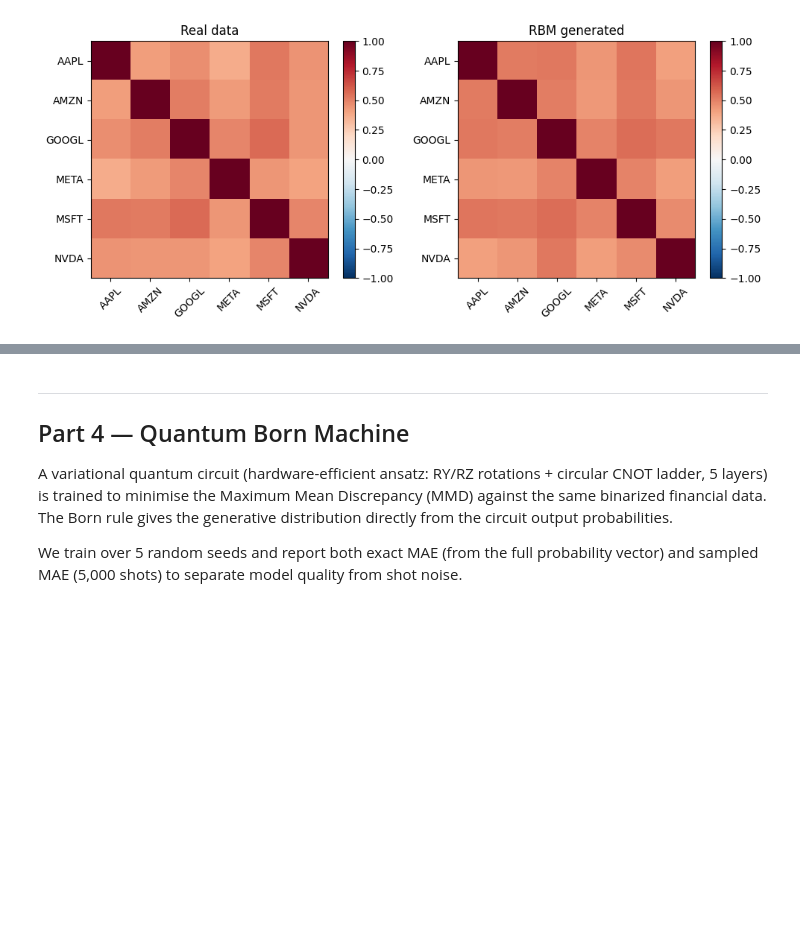
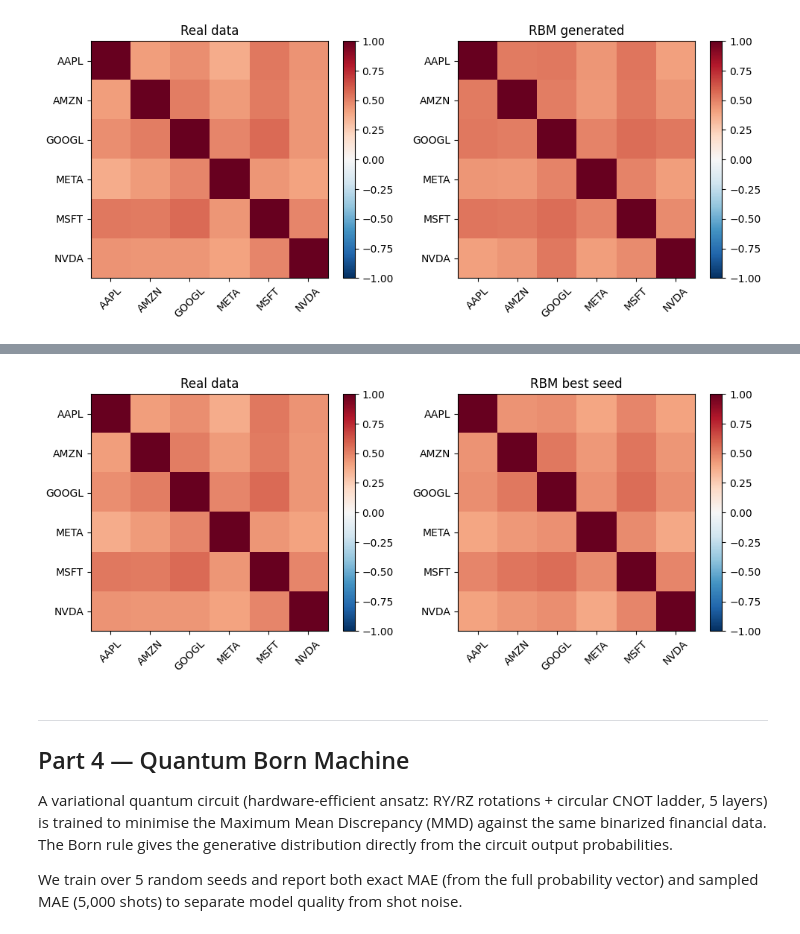
Before and after one commit to T3mofey/AI_for_physics_project, a Jupyter notebook: notebooks/RBM_Born.ipynb, the cells around one changed output, grey strips where cells are left out. Drawn from its saved outputs; the diff is of its cells as text; code cells hidden in the pictures; blank space fills up the shorter version.

Commit message:
Added seed comparison

```diff
--- a/notebooks/RBM_Born.ipynb
+++ b/notebooks/RBM_Born.ipynb
@@ -421,3 +421,33 @@ plt.show()
 # %% [output]
 Correlation MAE (RBM): 0.0335
 [figure]
+# %%
+def train_rbm_fin(data_t, seed, n_hidden=8, n_epochs=300, lr=0.001, k=1 ):
+    np.random.seed(seed)
+    torch.manual_seed(seed)
+    rbm = RBM(data_t.shape[1], n_hidden, binary=False)
+    optimizer = torch.optim.Adam(rbm.parameters(), lr=lr, weight_decay = 1e-4)
+    loader = DataLoader(TensorDataset(data_t), batch_size=64, shuffle=True)
+    for epoch in range(n_epochs):
+        for (v,) in loader:
+            optimizer.zero_grad()
+            rbm.contrastive_divergence(v, k=k)
+            optimizer.step()
+    return rbm
+n_seeds = 5
+rbm_maes, best_rbm = [], None
+for s in range(n_seeds):
+    rbm_s = train_rbm_fin(data_t, seed = s)
+    idx = torch.randint(0,len(data_t), (5000,))
+
+    with torch.no_grad():
+        v_gen, _ = rbm_s.gibbs_chain(data_t[idx], k=500)
+    gen = v_gen.numpy()
+    e = correlation_error(data_fin, gen)
+    rbm_maes.append(e)
+    print(f"seed {s} error {e:.3f}")
+    if best_rbm is None or e<best_rbm[0]:
+        best_rbm = (e, correlation_matrix(gen))
+
+print(f"After searchig for {n_seeds} seeds the best MAE of RBM: {best_rbm[0]:.3f}")
+print(f"RBM sampled correlation MAE(mean): {np.mean(rbm_maes):.3f}±{np.std(rbm_maes):.3f} with {n_seeds} and 5000 samples")
@@ -424,3 +462,17 @@ Correlation MAE (RBM): 0.0335
+# %%
+C_rbm_best = best_rbm[1]
+fig, axes = plt.subplots(1, 2, figsize=(10, 4))
+for ax, C, title in zip(axes, [C_real_fin, C_rbm_best], ['Real data', 'RBM best seed']):
+    im = ax.imshow(C, vmin=-1, vmax=1, cmap='RdBu_r')
+    ax.set(title=title, xticks=range(len(tickers)), yticks=range(len(tickers)))
+    ax.set_xticklabels(tickers, rotation=45)
+    ax.set_yticklabels(tickers)
+    plt.colorbar(im, ax=ax)
+plt.tight_layout()
+plt.savefig('../figures/correlation_comparison_best_seed.png', dpi=150)
+plt.show()
+# %% [output]
+[figure, added]
 # %% [markdown]
 ---
 ## Part 4 — Quantum Born Machine
```
Also changed, not shown: parts of 3 cells of this notebook, 1 other file.
